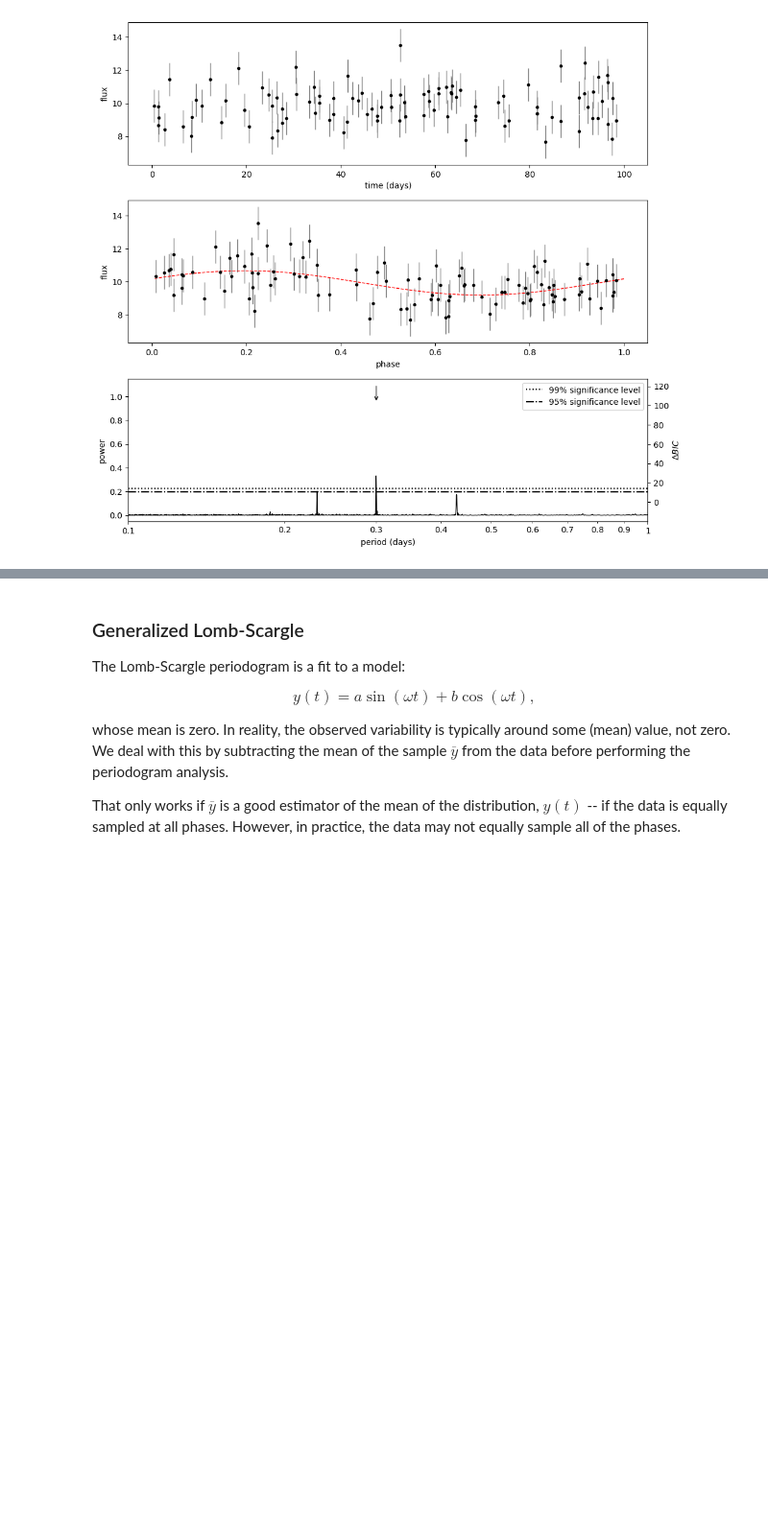
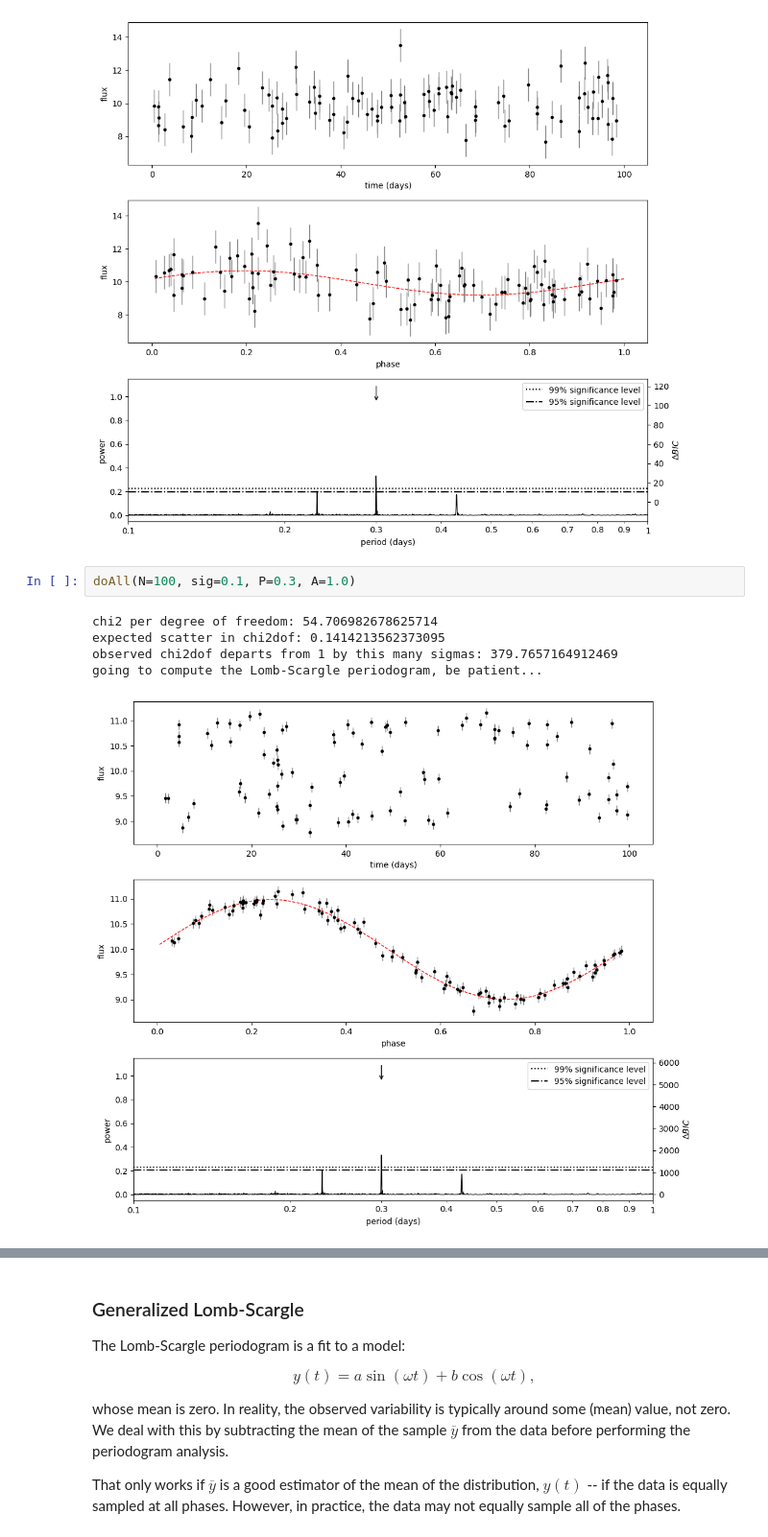
Before and after one commit to jackey-fang/astr-324-s26, a Jupyter notebook: lectures/Week7.ipynb, the cells around one changed output, grey strips where cells are left out. Shown at 96% size. Saved outputs shown, nothing was run; the diff lists cells and outputs as text; blank space fills up the shorter version.

```diff
--- a/lectures/Week7.ipynb
+++ b/lectures/Week7.ipynb
@@ -575,3 +578,11 @@ expected scatter in chi2dof: 0.1414213562373095
 observed chi2dof departs from 1 by this many sigmas: 1.7275100315334548
 going to compute the Lomb-Scargle periodogram, be patient...
 [figure]
+# %%
+doAll(N=100, sig=0.1, P=0.3, A=1.0)
+# %% [output]
+chi2 per degree of freedom: 54.706982678625714
+expected scatter in chi2dof: 0.1414213562373095
+observed chi2dof departs from 1 by this many sigmas: 379.7657164912469
+going to compute the Lomb-Scargle periodogram, be patient...
+[figure, added]
```
Also changed, not shown: parts of 25 cells of this notebook.
